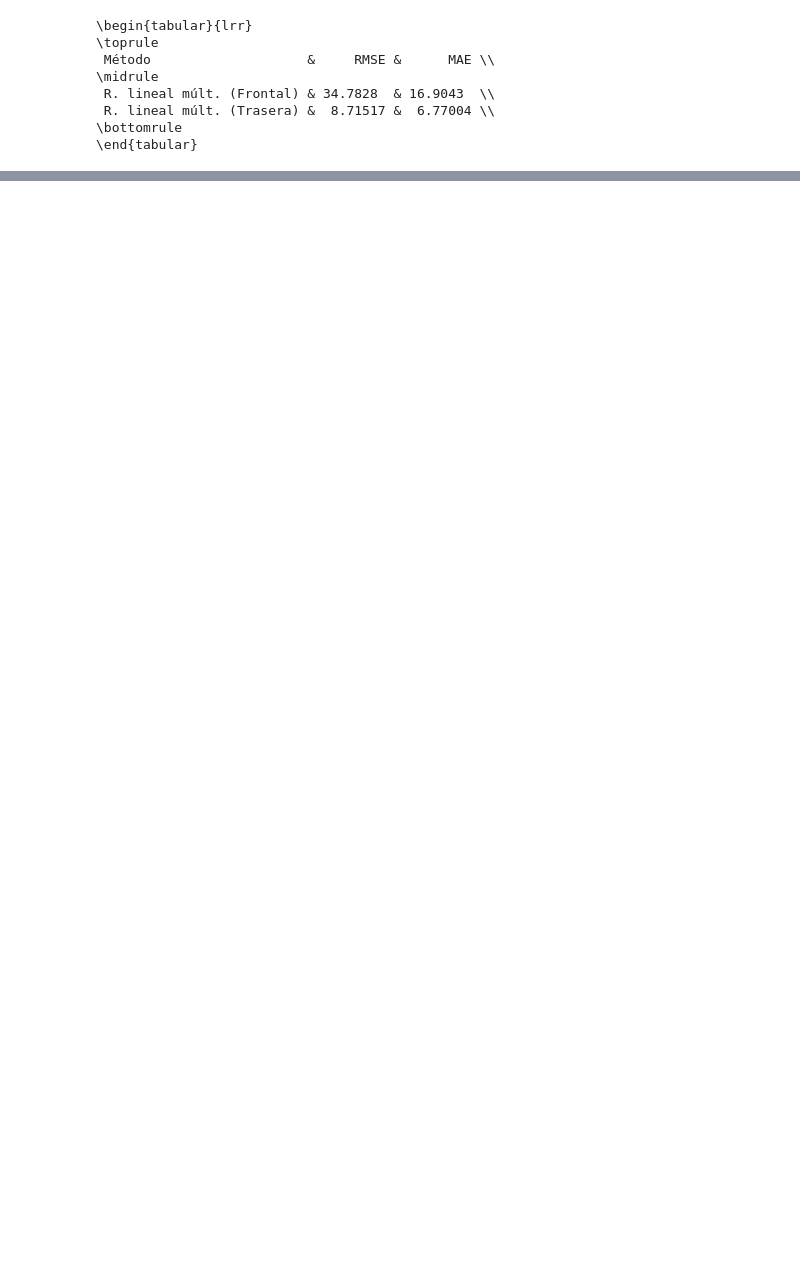
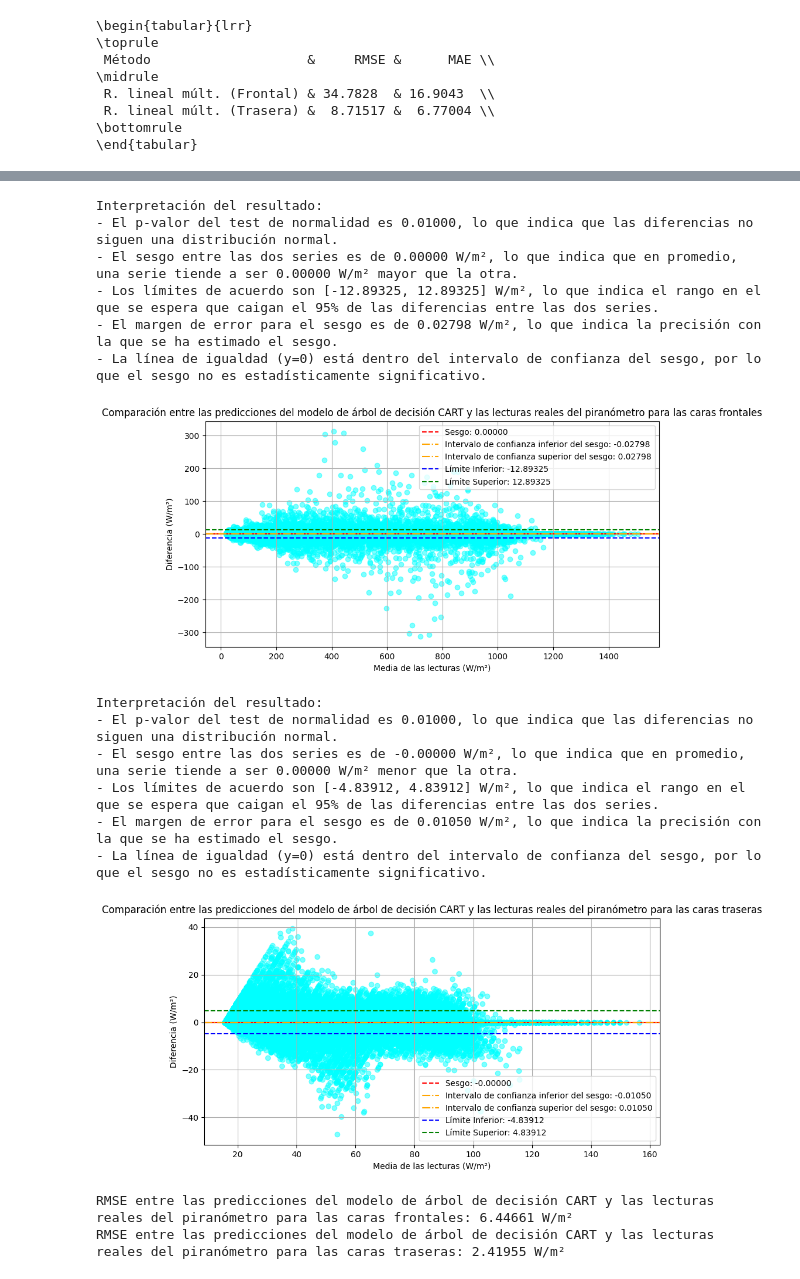
Before and after one commit to jcv00036/extracurriculares_simidat_scripts, a Jupyter notebook: cuadernos/estudio_variables.ipynb, the cells around one changed output, grey strips where cells are left out. Cells and saved outputs as stored; diff of their text form; code cells hidden in the pictures; blank space fills up the shorter version.

Commit message:
cart y rforest para el piranómetro 1

```diff
--- a/cuadernos/estudio_variables.ipynb
+++ b/cuadernos/estudio_variables.ipynb
@@ -499,0 +392,63 @@ print(tabla_diferencias([fila_reg_lin_mult_F, fila_reg_lin_mult_R]))
+# %%
+df = dataframe()
+
+# Elimino las filas con valores nulos en los piranómetros de grupo y horizontal; y el módulo sensor (grupo 4)
+df = df.dropna(subset=['PIR F1', 'PIR R1', 'PIR F2', 'PIR R2', 'MOD SENSOR G4'], how='any')
+
+# Creo los árboles de decisión para las caras frontales y traseras
+X_F = df[['PIR F2', 'MOD SENSOR G4']]
+y_F = df['PIR F1']
+
+modelo_F = tree.DecisionTreeRegressor()
+modelo_F.fit(X_F, y_F)
+
+X_R = df[['PIR R2', 'MOD SENSOR G4']]
+y_R = df['PIR R1']
+
+modelo_R = tree.DecisionTreeRegressor()
+modelo_R.fit(X_R, y_R)
+
+# Obtenemos las predicciones del modelo de árbol de decisión CART para las caras frontales y traseras
+df['prediccion_cart_F'] = modelo_F.predict(X_F)
+df['prediccion_cart_R'] = modelo_R.predict(X_R)
+
+# Hacemos el Bland-Altman
+resultados_F = bland_altman(df['prediccion_cart_F'], df['PIR F1'], df)
+resultados_R = bland_altman(df['prediccion_cart_R'], df['PIR R1'], df)
+
+interpretar_bland_altman(resultados_F, "W/m²")
+mostrar_bland_altman(resultados_F,
+                     "Comparación entre las predicciones del modelo de árbol de decisión CART y las lecturas reales del piranómetro para las caras frontales",
+                     "W/m²")
+
+interpretar_bland_altman(resultados_R, "W/m²")
+mostrar_bland_altman(resultados_R,
+                     "Comparación entre las predicciones del modelo de árbol de decisión CART y las lecturas reales del piranómetro para las caras traseras",
+                     "W/m²")
+
+# Calculo RMSE entre las predicciones del modelo de árbol de decisión CART y las lecturas reales del piranómetro para las caras frontales y traseras
+rmse_cart_F = rmse(df['prediccion_cart_F'], df['PIR F1'])
+rmse_cart_R = rmse(df['prediccion_cart_R'], df['PIR R1'])
+print(f"RMSE entre las predicciones del modelo de árbol de decisión CART y las lecturas reales del piranómetro para las caras frontales: {rmse_cart_F:.5f} W/m²")
+print(f"RMSE entre las predicciones del modelo de árbol de decisión CART y las lecturas reales del piranómetro para las caras traseras: {rmse_cart_R:.5f} W/m²")
+
+# Compongo las filas para crear la tabla de diferencias posteriormente
+fila_cart_F = fila_diferencia_series("Árbol de decisión CART (Frontal)", df['prediccion_cart_F'], df['PIR F1'])
+fila_cart_R = fila_diferencia_series("Árbol de decisión CART (Trasera)", df['prediccion_cart_R'], df['PIR R1'])
+# %% [output]
+Interpretación del resultado:
+- El p-valor del test de normalidad es 0.01000, lo que indica que las diferencias no siguen una distribución normal.
+- El sesgo entre las dos series es de 0.00000 W/m², lo que indica que en promedio, una serie tiende a ser 0.00000 W/m² mayor que la otra.
+- Los límites de acuerdo son [-12.89325, 12.89325] W/m², lo que indica el rango en el que se espera que caigan el 95% de las diferencias entre las dos series.
+- El margen de error para el sesgo es de 0.02798 W/m², lo que indica la precisión con la que se ha estimado el sesgo.
+- La línea de igualdad (y=0) está dentro del intervalo de confianza del sesgo, por lo que el sesgo no es estadísticamente significativo.
+[figure, added]
+Interpretación del resultado:
+- El p-valor del test de normalidad es 0.01000, lo que indica que las diferencias no siguen una distribución normal.
+- El sesgo entre las dos series es de -0.00000 W/m², lo que indica que en promedio, una serie tiende a ser 0.00000 W/m² menor que la otra.
+- Los límites de acuerdo son [-4.83912, 4.83912] W/m², lo que indica el rango en el que se espera que caigan el 95% de las diferencias entre las dos series.
+- El margen de error para el sesgo es de 0.01050 W/m², lo que indica la precisión con la que se ha estimado el sesgo.
+- La línea de igualdad (y=0) está dentro del intervalo de confianza del sesgo, por lo que el sesgo no es estadísticamente significativo.
+[figure, added]
+RMSE entre las predicciones del modelo de árbol de decisión CART y las lecturas reales del piranómetro para las caras frontales: 6.44661 W/m²
+RMSE entre las predicciones del modelo de árbol de decisión CART y las lecturas reales del piranómetro para las caras traseras: 2.41955 W/m²
```
Also changed, not shown: parts of 20 cells of this notebook, 1 other file.
